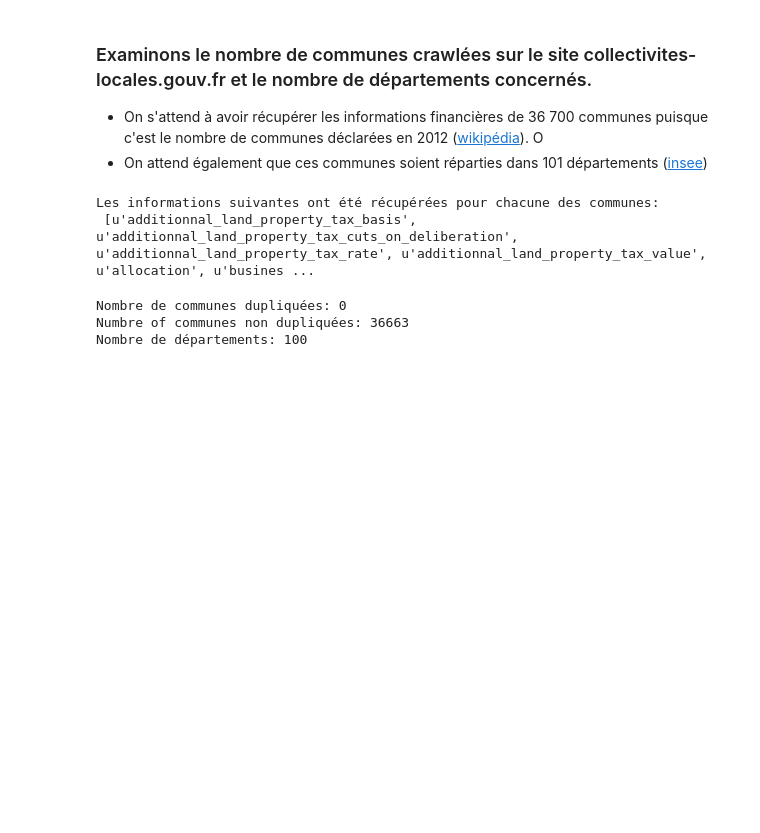
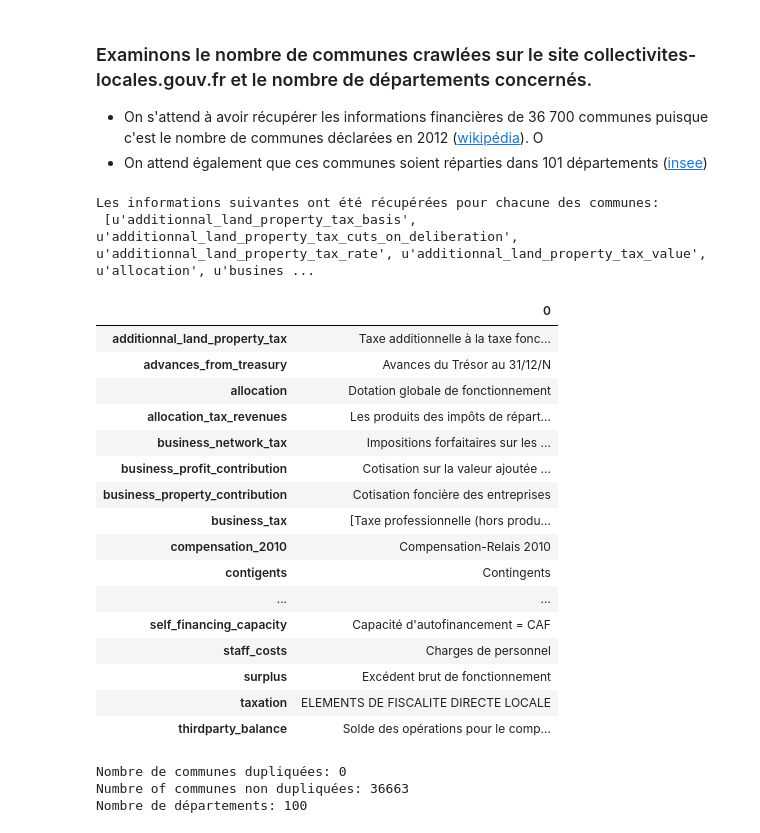
Before and after one commit to regardscitoyens/nosfinanceslocales_scraper, a Jupyter notebook: notebooks/localgouvdata_analysis.ipynb, the cells around one changed output. Cells and saved outputs as stored; diff of their text form; code cells hidden in the pictures; blank space fills up the shorter version.

Commit message:
Update notebook to show mapping between financial terms and variable names

```diff
--- a/notebooks/localgouvdata_analysis.ipynb
+++ b/notebooks/localgouvdata_analysis.ipynb
@@ -51,6 +53,27 @@ print "Les informations suivantes ont été récupérées pour chacune des commu
 # %% [output]
 Les informations suivantes ont été récupérées pour chacune des communes:
  [u'additionnal_land_property_tax_basis', u'additionnal_land_property_tax_cuts_on_deliberation', u'additionnal_land_property_tax_rate', u'additionnal_land_property_tax_value', u'allocation', u'busines ...
+# %%
+names_mapping = pd.DataFrame([dict([(k, v.get('name', '')) for k, v in city_account.nodes.items()])])
+names_mapping.transpose()
+# %% [output]
+|  | 0 |
+| additionnal_land_property_tax | Taxe additionnelle à la taxe fonc... |
+| advances_from_treasury | Avances du Trésor au 31/12/N |
+| allocation | Dotation globale de fonctionnement |
+| allocation_tax_revenues | Les produits des impôts de répart... |
+| business_network_tax | Impositions forfaitaires sur les ... |
+| business_profit_contribution | Cotisation sur la valeur ajoutée ... |
+| business_property_contribution | Cotisation foncière des entreprises |
+| business_tax | [Taxe professionnelle (hors produ... |
+| compensation_2010 | Compensation-Relais 2010 |
+| contigents | Contingents |
+| ... | ... |
+| self_financing_capacity | Capacité d'autofinancement = CAF |
+| staff_costs | Charges de personnel |
+| surplus | Excédent brut de fonctionnement |
+| taxation | ELEMENTS DE FISCALITE DIRECTE LOCALE |
+| thirdparty_balance | Solde des opérations pour le comp... |
 # %%
 # Sanity checks
 print u"Nombre de communes dupliquées: %s"%(df['insee_code'].count() - df['insee_code'].unique().size)
```
Also changed, not shown: parts of 1 cell of this notebook, 5 other files.
